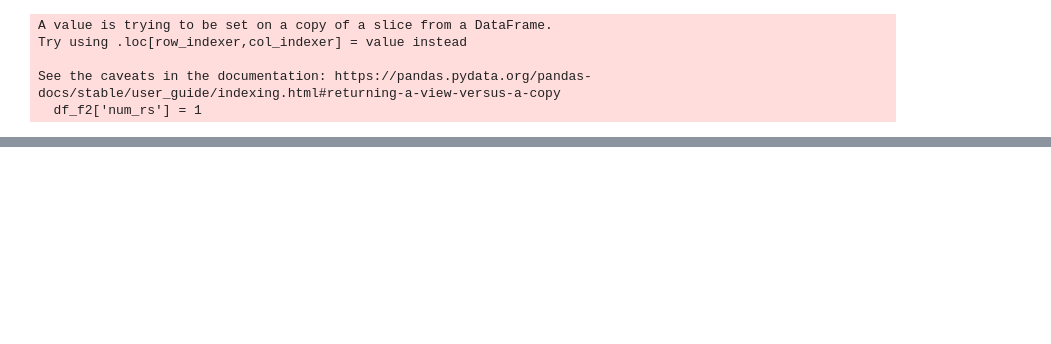
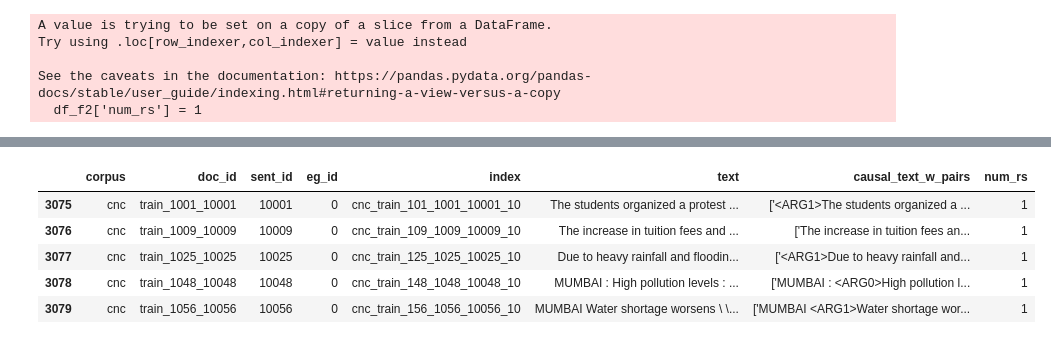
Before and after one commit to manmclir/Socio-political-Semester-Project, a Jupyter notebook: Cleanup_ChatGPT.ipynb, the cells around one changed output, grey strips where cells are left out. Cells and saved outputs as stored; diff of their text form; code cells hidden in the pictures; blank space fills up the shorter version.

```diff
--- a/Cleanup_ChatGPT.ipynb
+++ b/Cleanup_ChatGPT.ipynb
@@ -147,0 +589,10 @@ df_f2.to_csv('CNC_chatgpt_output.csv', index=None)
+# %%
+sub_df2 = df_no_sig.iloc[3075:].copy()
+sub_df2.head()
+# %% [output]
+|  | corpus | doc_id | sent_id | eg_id | index | text | causal_text_w_pairs | num_rs |
+| 3075 | cnc | train_1001_10001 | 10001 | 0 | cnc_train_101_1001_10001_10 | The students organized a protest ... | ['<ARG1>The students organized a ... | 1 |
+| 3076 | cnc | train_1009_10009 | 10009 | 0 | cnc_train_109_1009_10009_10 | The increase in tuition fees and ... | ['The increase in tuition fees an... | 1 |
+| 3077 | cnc | train_1025_10025 | 10025 | 0 | cnc_train_125_1025_10025_10 | Due to heavy rainfall and floodin... | ['<ARG1>Due to heavy rainfall and... | 1 |
+| 3078 | cnc | train_1048_10048 | 10048 | 0 | cnc_train_148_1048_10048_10 | MUMBAI : High pollution levels : ... | ['MUMBAI : <ARG0>High pollution l... | 1 |
+| 3079 | cnc | train_1056_10056 | 10056 | 0 | cnc_train_156_1056_10056_10 | MUMBAI Water shortage worsens \ \... | ['MUMBAI <ARG1>Water shortage wor... | 1 |
```
Also changed, not shown: parts of 69 cells of this notebook.
